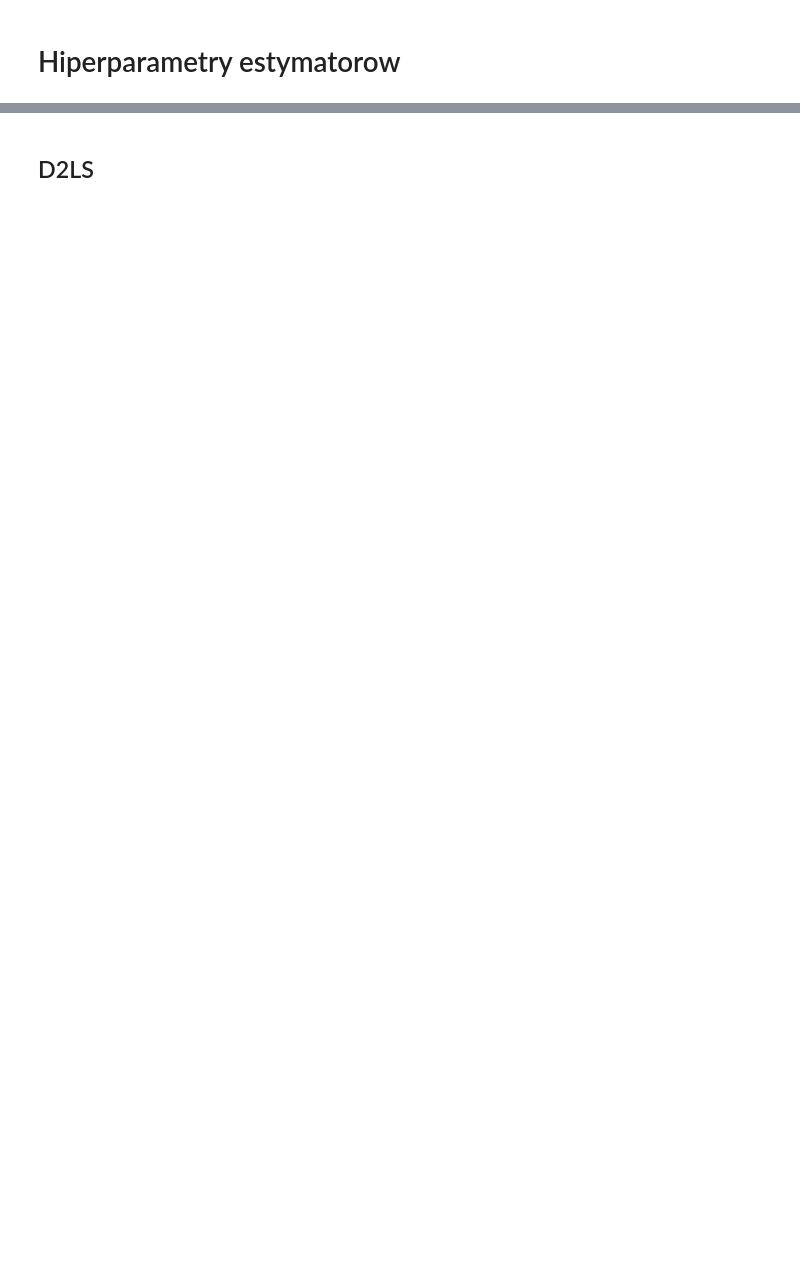
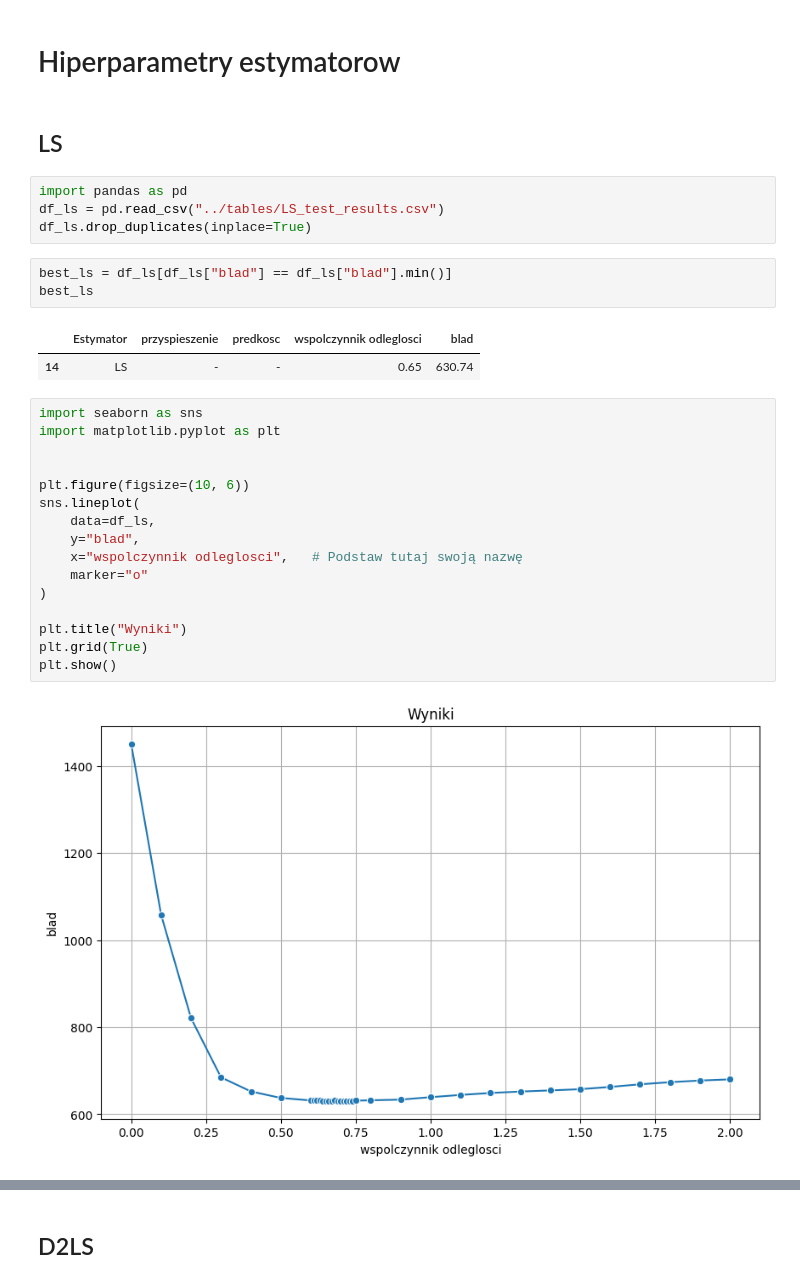
Before and after one commit to Korius668/BLE_Indoor_localization, a Jupyter notebook: notebooks/najlepsze_parametry.ipynb, the cells around one changed output, grey strips where cells are left out. Saved outputs shown, nothing was run; the diff lists cells and outputs as text; blank space fills up the shorter version.

```diff
--- a/notebooks/najlepsze_parametry.ipynb
+++ b/notebooks/najlepsze_parametry.ipynb
@@ -1,2 +1,32 @@
 # %% [markdown]
 # Hiperparametry estymatorow
+# %% [markdown]
+## LS
+# %%
+import pandas as pd
+df_ls = pd.read_csv("../tables/LS_test_results.csv")
+df_ls.drop_duplicates(inplace=True)
+# %%
+best_ls = df_ls[df_ls["blad"] == df_ls["blad"].min()]
+best_ls
+# %% [output]
+|  | Estymator | przyspieszenie | predkosc | wspolczynnik odleglosci | blad |
+| 14 | LS | - | - | 0.65 | 630.74 |
+# %%
+import seaborn as sns
+import matplotlib.pyplot as plt
+
+
+plt.figure(figsize=(10, 6))
+sns.lineplot(
+    data=df_ls,
+    y="blad",
+    x="wspolczynnik odleglosci",   # Podstaw tutaj swoją nazwę
+    marker="o"
+)
+
+plt.title("Wyniki")
+plt.grid(True)
+plt.show()
+# %% [output]
+[figure, added]
```
Also changed, not shown: parts of 26 cells of this notebook, 6 other files.
